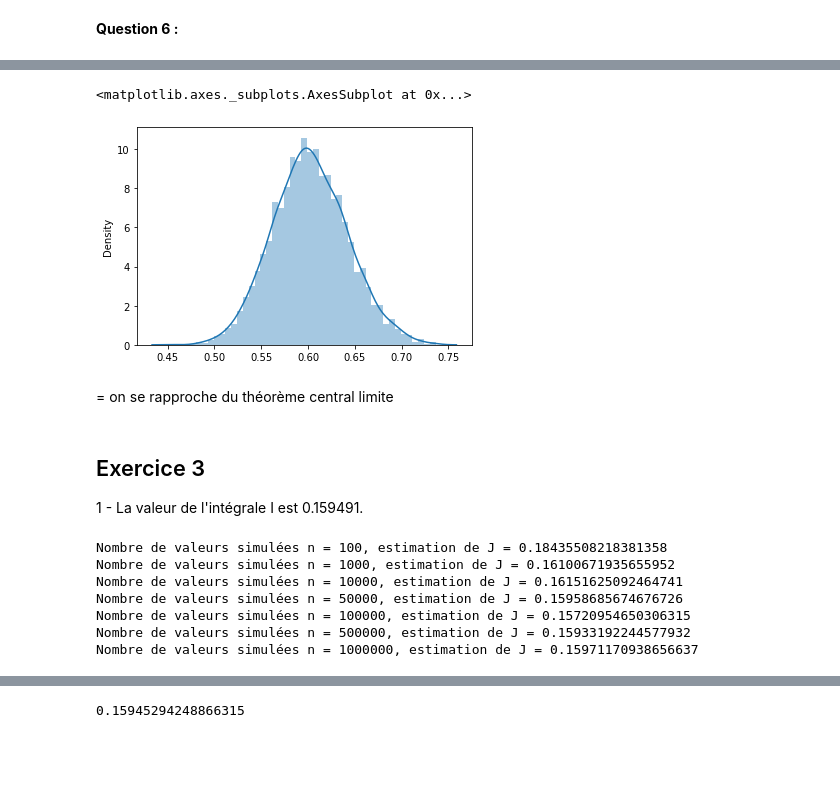
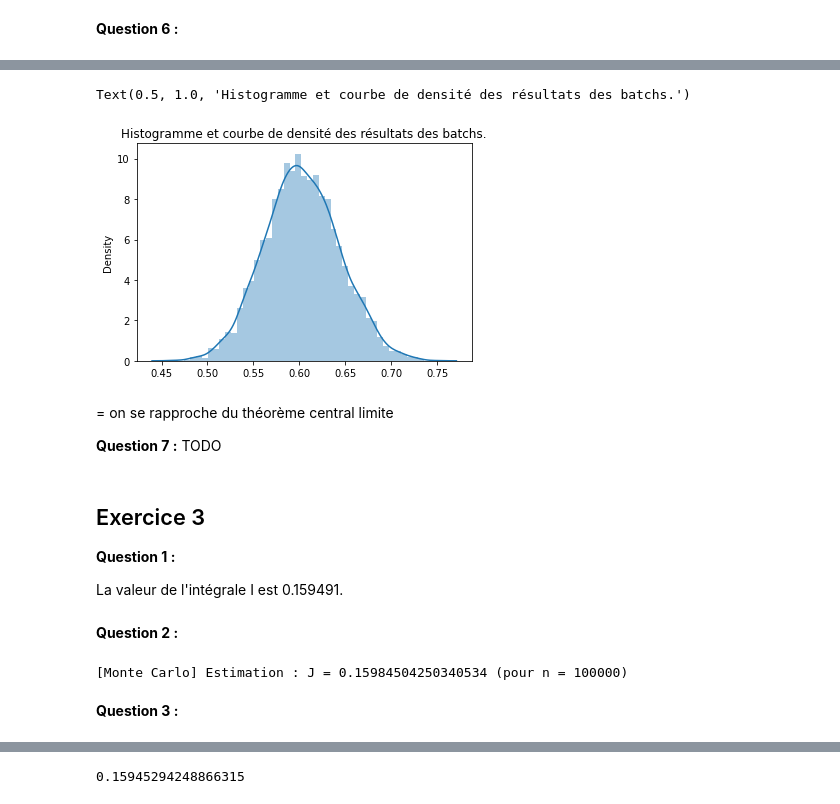
Before and after one commit to maxime-bc/PGC-GVA-TP1-Generateurs, a Jupyter notebook: TP3_Méthodes_de_Monte_Carlo.ipynb, the cells around one changed output, grey strips where cells are left out. Drawn from its saved outputs; the diff is of its cells as text; code cells hidden in the pictures; blank space fills up the shorter version.

```diff
--- a/TP3_Méthodes_de_Monte_Carlo.ipynb
+++ b/TP3_Méthodes_de_Monte_Carlo.ipynb
@@ -191,11 +196,16 @@ Evaluation Monte Carlo de J = 0.6025313849765316
-# %%
-sns.distplot(batches)
-# %% [output]
-<matplotlib.axes._subplots.AxesSubplot at 0x...>
-[figure, removed]
+# %%
+sns.distplot(batches)
+plt.title('Histogramme et courbe de densité des résultats des batchs.')
+# %% [output]
+Text(0.5, 1.0, 'Histogramme et courbe de densité des résultats des batchs.')
+[figure, added]
 # %% [markdown]
 = on se rapproche du théorème central limite
+
+**Question 7 :** TODO
 # %% [markdown]
 ## Exercice 3
 
-1 - La valeur de l'intégrale I est 0.159491.
+**Question 1 :**
+
+La valeur de l'intégrale I est 0.159491.
@@ -202,25 +214,19 @@ sns.distplot(batches)
+# %% [markdown]
+**Question 2 :**
 # %%
-# 2
-def y_func(x: int, y: int) -> float:
-    return x * y * np.sin(1 / (x * y))**2
+def integral_i(x: int, y: int) -> float:
+    return x * y * np.sin(1 / (x * y)) ** 2
 
-def monte_carlo_v2(a: float, b: float, n: int, f: Callable) -> float:
+
+def monte_carlo_bidimensional(a: float, b: float, n: int, f: Callable) -> float:
     mc_sum = 0
     for i in range(n):
         mc_sum += f(np.random.uniform(a, b), np.random.uniform(a, b))
     return (b - a) * mc_sum / n
 
-# 3
-f_monte_carlo = []
-for n in SIZES:
-    res = monte_carlo_v2(0, 1, n, y_func)
-    f_monte_carlo.append(res)
-    print(f'Nombre de valeurs simulées n = {n}, estimation de J = {res}')
+
+print(f'[Monte Carlo] Estimation : J = {monte_carlo_bidimensional(0, 1, 100_000, integral_i)} (pour n = {100_000})')
 # %% [output]
-Nombre de valeurs simulées n = 100, estimation de J = 0.18435508218381358
-Nombre de valeurs simulées n = 1000, estimation de J = 0.16100671935655952
-Nombre de valeurs simulées n = 10000, estimation de J = 0.16151625092464741
-Nombre de valeurs simulées n = 50000, estimation de J = 0.15958685674676726
-Nombre de valeurs simulées n = 100000, estimation de J = 0.15720954650306315
-Nombre de valeurs simulées n = 500000, estimation de J = 0.15933192244577932
-Nombre de valeurs simulées n = 1000000, estimation de J = 0.15971170938656637
+[Monte Carlo] Estimation : J = 0.15984504250340534 (pour n = 100000)
+# %% [markdown]
+**Question 3 :**
```
Also changed, not shown: parts of 21 cells of this notebook.
